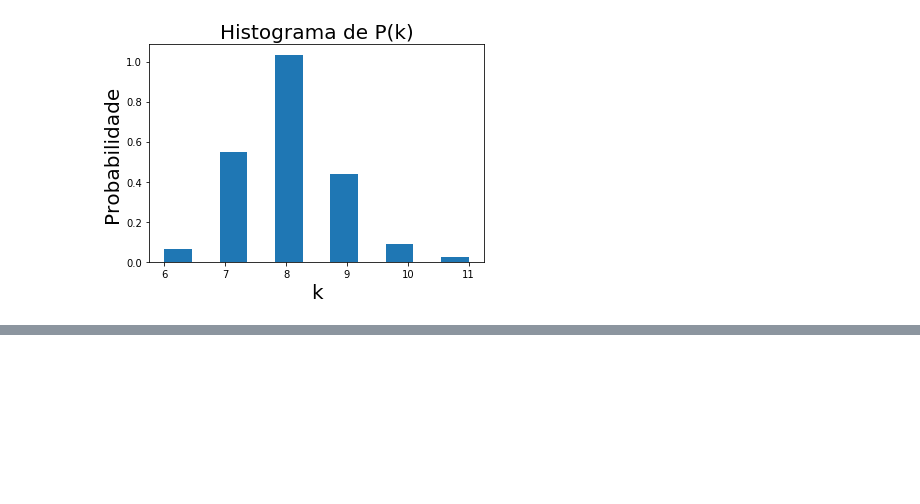
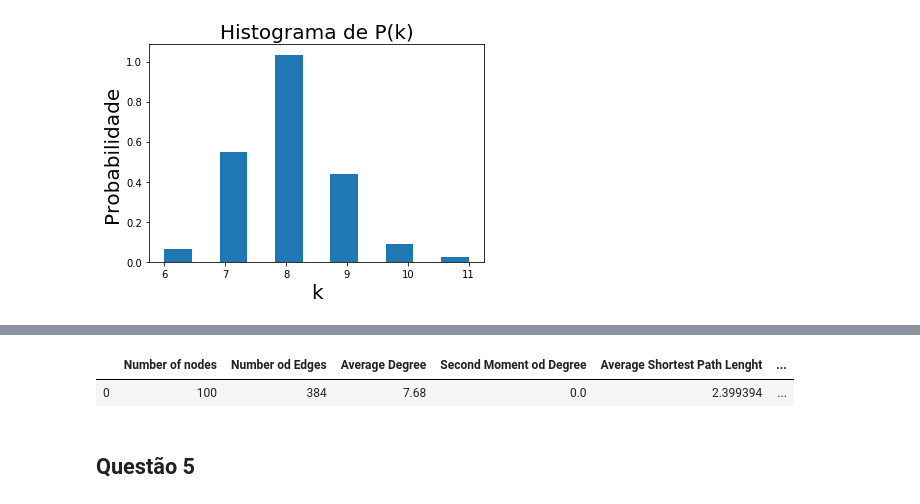
Before and after one commit to illiamw/Redes-Complexas, a Jupyter notebook: Projeto3/Projeto3.ipynb, the cells around one changed output, grey strips where cells are left out. Cells and saved outputs as stored; diff of their text form; code cells hidden in the pictures; blank space fills up the shorter version.

```diff
--- a/Projeto3/Projeto3.ipynb
+++ b/Projeto3/Projeto3.ipynb
@@ -559,0 +600,15 @@ The PostScript backend does not support transparency; partially transparent arti
+# %%
+BA_assortativity = nx.degree_pearson_correlation_coefficient(GBA)
+# %%
+data_GBA = [BA_nodes, BA_edges, BA_average_degree, BA_second_moment_degree, BA_average_shortest_path, BA_average_clustering, BA_transitivity, BA_assortativity]
+# %%
+rotulo_GBA = ["Number of nodes","Number od Edges","Average Degree","Second Moment od Degree","Average Shortest Path Lenght","Average Clustering","Transitivity","Assortativity"]
+# %%
+Rede_GBA = pd.DataFrame([data_GBA], columns=rotulo_GBA)
+# %%
+Rede_GBA
+# %% [output]
+|  | Number of nodes | Number od Edges | Average Degree | Second Moment od Degree | Average Shortest Path Lenght | ... |
+| 0 | 100 | 384 | 7.68 | 0.0 | 2.399394 | ... |
+# %% [markdown]
+## Questão 5
```
Also changed, not shown: parts of 28 cells of this notebook, 1 other file.
